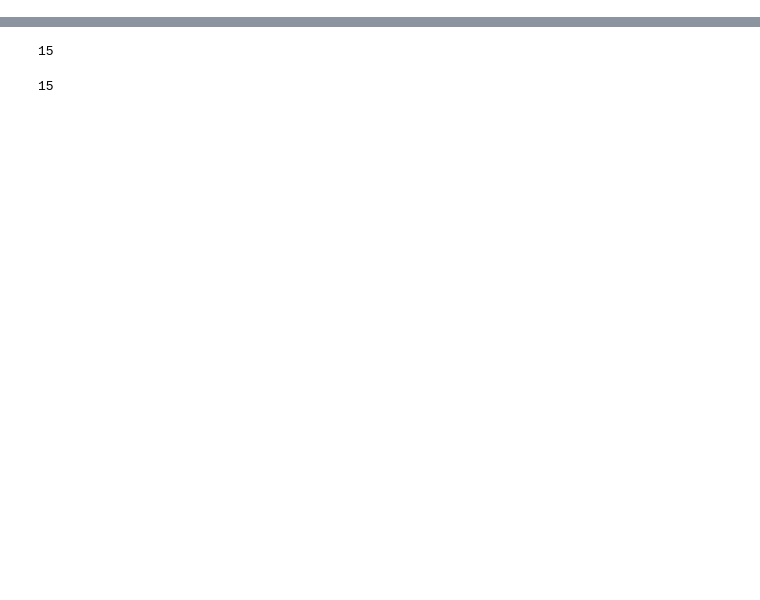
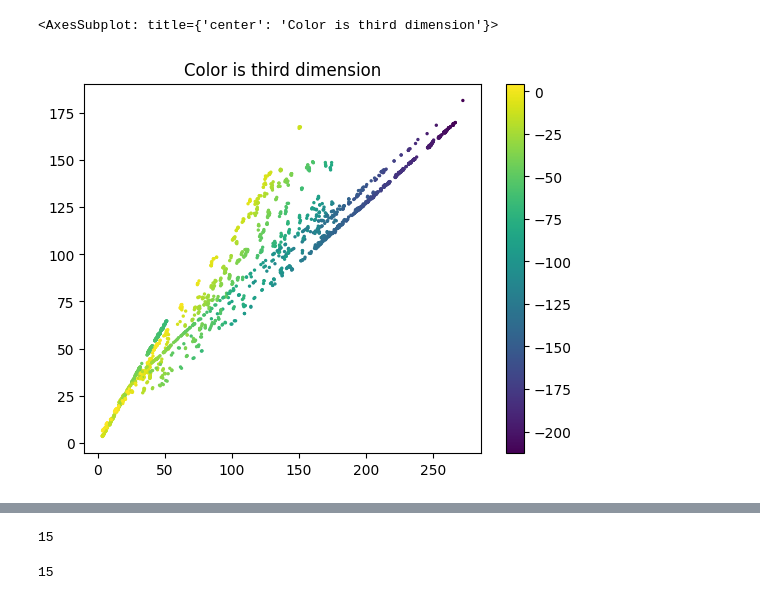
Before and after one commit to gnn-tracking/klieret-gnn-tracking-experiments, a Jupyter notebook: notebooks/restore_and_cluster_plots.ipynb, the cells around one changed output, grey strips where cells are left out. Cells and saved outputs as stored; diff of their text form; code cells hidden in the pictures; blank space fills up the shorter version.

```diff
--- a/notebooks/restore_and_cluster_plots.ipynb
+++ b/notebooks/restore_and_cluster_plots.ipynb
@@ -15,4 +15,20 @@ from tune_02_perfect_ec import DynamicTCNTrainable
 # assert ray_group_dir.is_dir()
 
 # experiment_name = "DynamicTCNTrainable_44ec0e7e_11_attr_pt_thld=0.5522,batch_size=1,gnn_tracking_experiments_hash=ef12903a6f862a36bedcd8b90da61ad0d39_2022-12-02_11-32-43"
+# %%
+def find_checkpoints(project: str, part: str, base_path = Path("~/ray_results/").expanduser() ):
+    project_dir = base_path / project
+    hits = [d for d in project_dir.iterdir() if d.is_dir and part in d.name]
+    if len(hits) == 0:
+        raise ValueError("No such directory found")
+    if len(hits) >= 2:
+        raise ValueError("Non-unique description of dir")
+    result_dir = hits[0]
+    assert result_dir.is_dir()
+    checkpoints = sorted(result_dir.glob("checkpoint_*"))
+    if not checkpoints:
+        raise ValueError(f"No checkpoints at {result_dir}")
+    checkpoint_files = [cp / "checkpoint.pt" for cp in checkpoints]
+    assert all(cpf for cpf in checkpoint_files)
+    return checkpoint_files
 # %%
@@ -109,3 +104,4 @@ pt = model_output["pt"]
 # %%
-plot_all_coordinates(x)
+%matplotlib inline
+plot_coordinates_flat(x)
 # %% [output]
@@ -114,2 +108,4 @@ plot_all_coordinates(x)
+<AxesSubplot: title={'center': 'Color is third dimension'}>
+[figure, added]
 # %%
 plot_all_coordinates(x)
```
Also changed, not shown: parts of 30 cells of this notebook.
